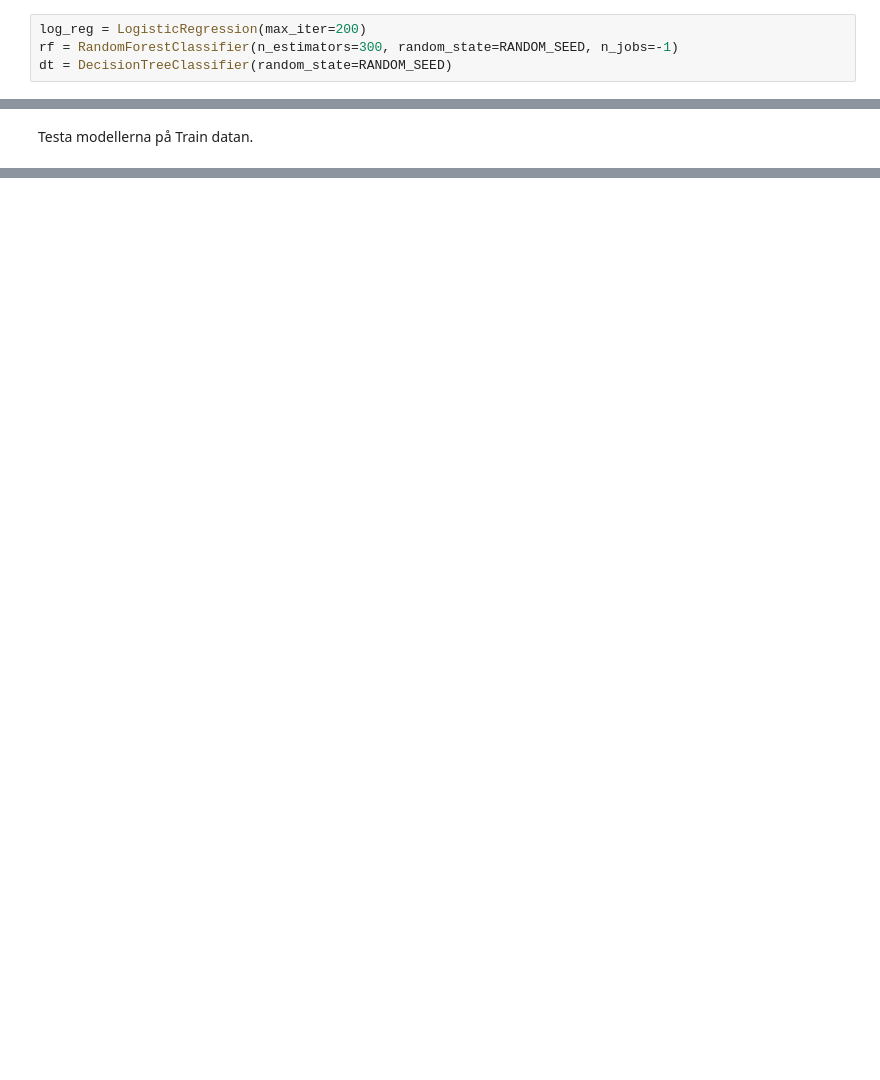
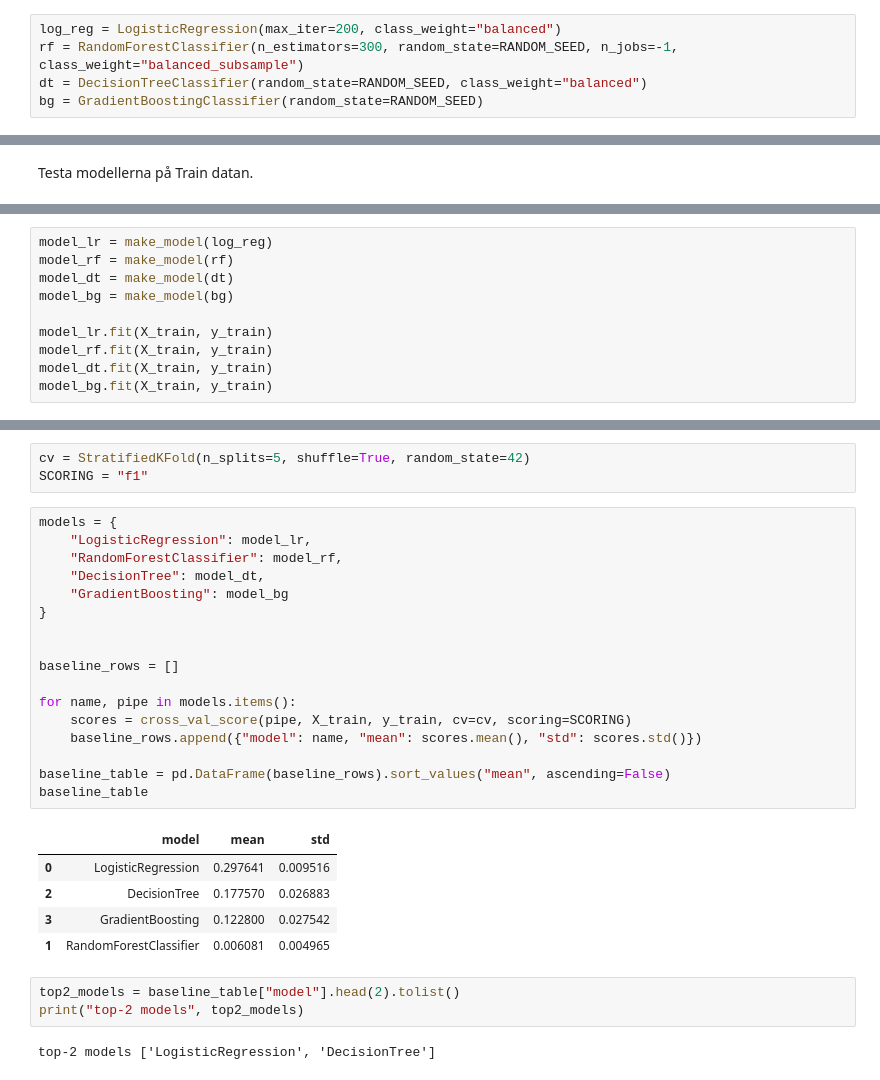
Before and after one commit to MagdalenaPersson/Marketplace_Safety, a Jupyter notebook: report.ipynb, the cells around one changed output, grey strips where cells are left out. Cells and saved outputs as stored; diff of their text form; blank space fills up the shorter version.

```diff
--- a/report.ipynb
+++ b/report.ipynb
@@ -263,9 +270,10 @@ def make_model(model):
 # %% [markdown]
 Inställningar modeller
 # %%
-log_reg = LogisticRegression(max_iter=200)
-rf = RandomForestClassifier(n_estimators=300, random_state=RANDOM_SEED, n_jobs=-1)
-dt = DecisionTreeClassifier(random_state=RANDOM_SEED)
+log_reg = LogisticRegression(max_iter=200, class_weight="balanced")
+rf = RandomForestClassifier(n_estimators=300, random_state=RANDOM_SEED, n_jobs=-1, class_weight="balanced_subsample")
+dt = DecisionTreeClassifier(random_state=RANDOM_SEED, class_weight="balanced")
+bg = GradientBoostingClassifier(random_state=RANDOM_SEED)
 # %% [markdown]
 Preprocessa modeller, kör dom genom pipeline
 # %%
@@ -326,0 +337,10 @@ weighted avg       0.84      0.83      0.83      1920
+# %%
+model_lr = make_model(log_reg)
+model_rf = make_model(rf)
+model_dt = make_model(dt)
+model_bg = make_model(bg)
+
+model_lr.fit(X_train, y_train)
+model_rf.fit(X_train, y_train)
+model_dt.fit(X_train, y_train)
+model_bg.fit(X_train, y_train)
@@ -326,0 +365,31 @@ weighted avg       0.84      0.83      0.83      1920
+# %%
+cv = StratifiedKFold(n_splits=5, shuffle=True, random_state=42)
+SCORING = "f1"
+# %%
+models = {
+    "LogisticRegression": model_lr,
+    "RandomForestClassifier": model_rf,
+    "DecisionTree": model_dt,
+    "GradientBoosting": model_bg
+}
+
+
+baseline_rows = []
+
+for name, pipe in models.items():
+    scores = cross_val_score(pipe, X_train, y_train, cv=cv, scoring=SCORING)
+    baseline_rows.append({"model": name, "mean": scores.mean(), "std": scores.std()})
+
+baseline_table = pd.DataFrame(baseline_rows).sort_values("mean", ascending=False)
+baseline_table
+# %% [output]
+|  | model | mean | std |
+| 0 | LogisticRegression | 0.297641 | 0.009516 |
+| 2 | DecisionTree | 0.177570 | 0.026883 |
+| 3 | GradientBoosting | 0.122800 | 0.027542 |
+| 1 | RandomForestClassifier | 0.006081 | 0.004965 |
+# %%
+top2_models = baseline_table["model"].head(2).tolist()
+print("top-2 models", top2_models)
+# %% [output]
+top-2 models ['LogisticRegression', 'DecisionTree']
```
Also changed, not shown: parts of 5 cells of this notebook, 1 other file.
